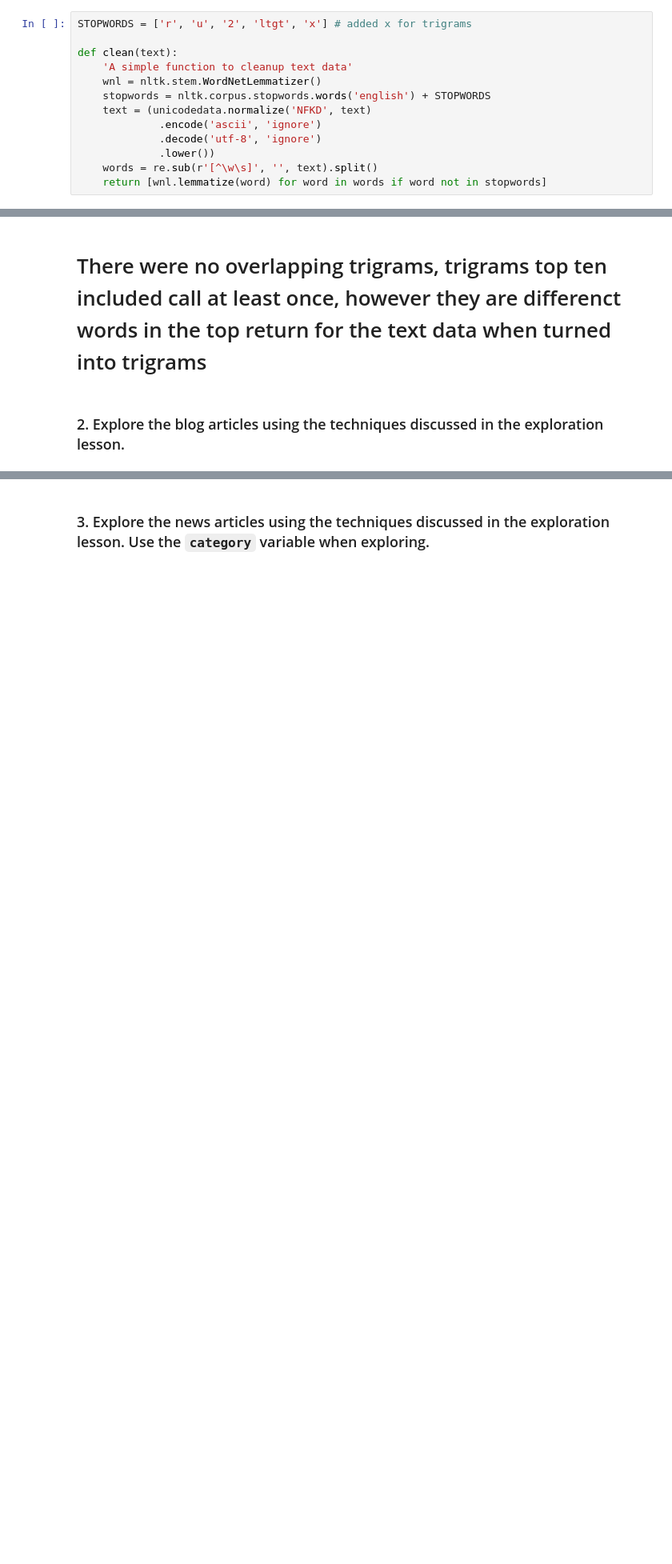
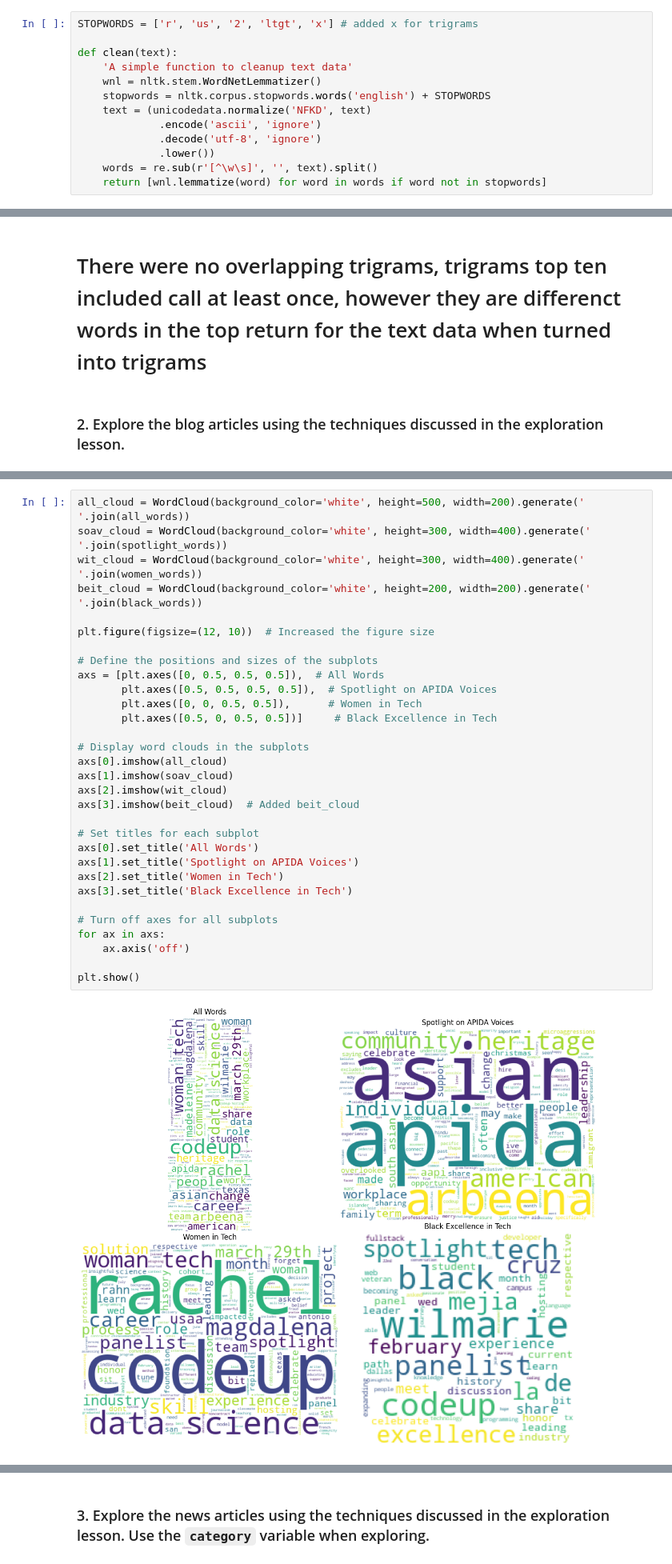
Before and after one commit to Marc-Aradillas/natural-language-processing-exercises, a Jupyter notebook: explore.ipynb, the cells around one changed output, grey strips where cells are left out. Shown at 80% size. Cells and saved outputs as stored; diff of their text form; blank space fills up the shorter version.

```diff
--- a/explore.ipynb
+++ b/explore.ipynb
@@ -68,7 +68,7 @@ def clean(text):
 # %% [markdown]
 ### ***Adding additional stopewords to function***
 # %%
-STOPWORDS = ['r', 'u', '2', 'ltgt', 'x'] # added x for trigrams
+STOPWORDS = ['r', 'us', '2', 'ltgt', 'x'] # added x for trigrams
 
 def clean(text):
     'A simple function to cleanup text data'
@@ -407,0 +603,33 @@ df.head()
+# %%
+all_cloud = WordCloud(background_color='white', height=500, width=200).generate(' '.join(all_words))
+soav_cloud = WordCloud(background_color='white', height=300, width=400).generate(' '.join(spotlight_words))
+wit_cloud = WordCloud(background_color='white', height=300, width=400).generate(' '.join(women_words))
+beit_cloud = WordCloud(background_color='white', height=200, width=200).generate(' '.join(black_words))
+
+plt.figure(figsize=(12, 10))  # Increased the figure size
+
+# Define the positions and sizes of the subplots
+axs = [plt.axes([0, 0.5, 0.5, 0.5]),  # All Words
+       plt.axes([0.5, 0.5, 0.5, 0.5]),  # Spotlight on APIDA Voices
+       plt.axes([0, 0, 0.5, 0.5]),      # Women in Tech
+       plt.axes([0.5, 0, 0.5, 0.5])]     # Black Excellence in Tech
+
+# Display word clouds in the subplots
+axs[0].imshow(all_cloud)
+axs[1].imshow(soav_cloud)
+axs[2].imshow(wit_cloud)
+axs[3].imshow(beit_cloud)  # Added beit_cloud
+
+# Set titles for each subplot
+axs[0].set_title('All Words')
+axs[1].set_title('Spotlight on APIDA Voices')
+axs[2].set_title('Women in Tech')
+axs[3].set_title('Black Excellence in Tech')
+
+# Turn off axes for all subplots
+for ax in axs:
+    ax.axis('off')
+
+plt.show()
+# %% [output]
+[figure, added]
```
Also changed, not shown: parts of 35 cells of this notebook, 2 other files.
